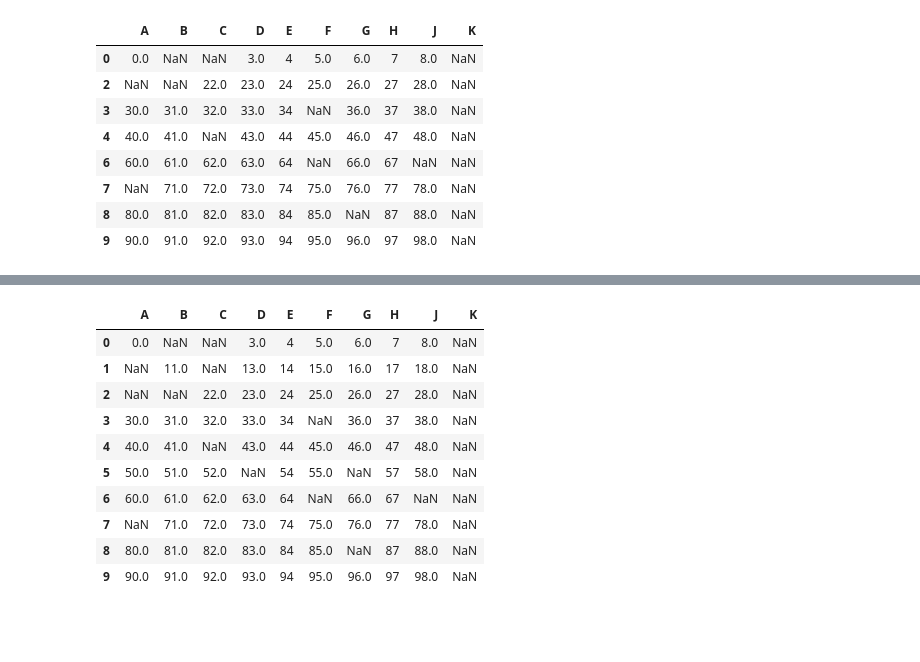
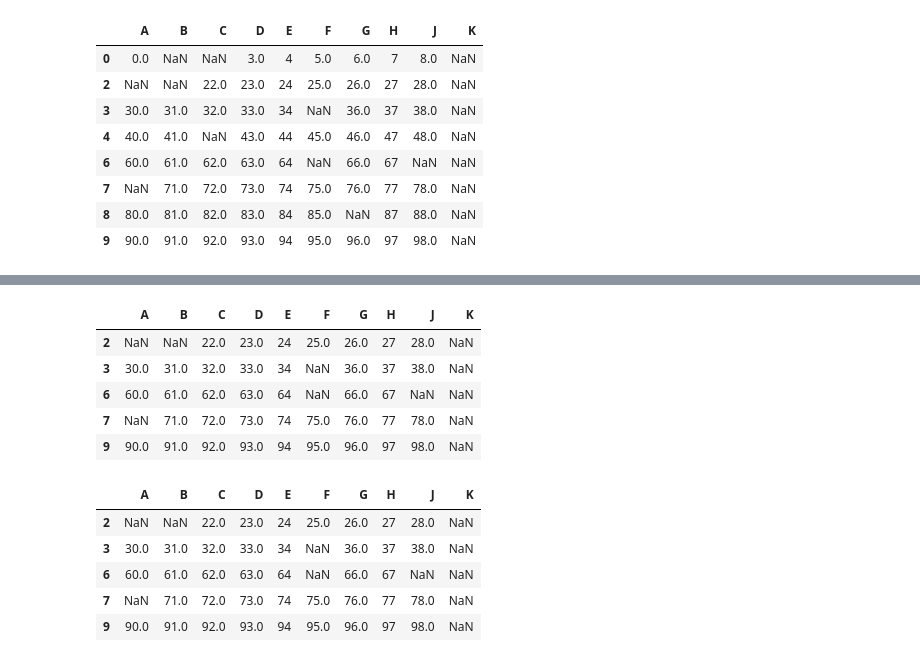
Before and after one commit to TaliyIvanov/Pandas-Numpy, a Jupyter notebook: Step_5.1 Обработка пропусков .dropna(), .isnull(), .notnull().ipynb, the cells around one changed output, grey strips where cells are left out. Drawn from its saved outputs; the diff is of its cells as text; code cells hidden in the pictures; blank space fills up the shorter version.

```diff
--- a/Step_5.1 Обработка пропусков .dropna(), .isnull(), .notnull().ipynb
+++ b/Step_5.1 Обработка пропусков .dropna(), .isnull(), .notnull().ipynb
@@ -278,20 +278,18 @@ solution(df)
 ![](https://ucarecdn.com/39f06ef8-57e7-4432-bb22-ff8db88058cc/)
 Не пользуясь функцией dropna, отфильтруйте датафрейм так чтобы остались строчки, где в ячейках C и G нет пропусков.
 # %%
+#Решение с dropna()
 import pandas as pd
 
 def solution(df):
-    df[df.isnull()]
+    df.dropna(subset = ['C','G'], inplace=True)
     return df
-# %% [output]
-|  | A | B | C | D | E | F | G | H | J | K |
-| 0 | 0.0 | NaN | NaN | 3.0 | 4 | 5.0 | 6.0 | 7 | 8.0 | NaN |
-| 1 | NaN | 11.0 | NaN | 13.0 | 14 | 15.0 | 16.0 | 17 | 18.0 | NaN |
-| 2 | NaN | NaN | 22.0 | 23.0 | 24 | 25.0 | 26.0 | 27 | 28.0 | NaN |
-| 3 | 30.0 | 31.0 | 32.0 | 33.0 | 34 | NaN | 36.0 | 37 | 38.0 | NaN |
-| 4 | 40.0 | 41.0 | NaN | 43.0 | 44 | 45.0 | 46.0 | 47 | 48.0 | NaN |
-| 5 | 50.0 | 51.0 | 52.0 | NaN | 54 | 55.0 | NaN | 57 | 58.0 | NaN |
-| 6 | 60.0 | 61.0 | 62.0 | 63.0 | 64 | NaN | 66.0 | 67 | NaN | NaN |
-| 7 | NaN | 71.0 | 72.0 | 73.0 | 74 | 75.0 | 76.0 | 77 | 78.0 | NaN |
-| 8 | 80.0 | 81.0 | 82.0 | 83.0 | 84 | 85.0 | NaN | 87 | 88.0 | NaN |
-| 9 | 90.0 | 91.0 | 92.0 | 93.0 | 94 | 95.0 | 96.0 | 97 | 98.0 | NaN |
+# %%
+solution(df)
+# %% [output]
+|  | A | B | C | D | E | F | G | H | J | K |
+| 2 | NaN | NaN | 22.0 | 23.0 | 24 | 25.0 | 26.0 | 27 | 28.0 | NaN |
+| 3 | 30.0 | 31.0 | 32.0 | 33.0 | 34 | NaN | 36.0 | 37 | 38.0 | NaN |
+| 6 | 60.0 | 61.0 | 62.0 | 63.0 | 64 | NaN | 66.0 | 67 | NaN | NaN |
+| 7 | NaN | 71.0 | 72.0 | 73.0 | 74 | 75.0 | 76.0 | 77 | 78.0 | NaN |
+| 9 | 90.0 | 91.0 | 92.0 | 93.0 | 94 | 95.0 | 96.0 | 97 | 98.0 | NaN |
@@ -297,0 +302,9 @@ def solution(df):
+# %%
+solution(df)
+# %% [output]
+|  | A | B | C | D | E | F | G | H | J | K |
+| 2 | NaN | NaN | 22.0 | 23.0 | 24 | 25.0 | 26.0 | 27 | 28.0 | NaN |
+| 3 | 30.0 | 31.0 | 32.0 | 33.0 | 34 | NaN | 36.0 | 37 | 38.0 | NaN |
+| 6 | 60.0 | 61.0 | 62.0 | 63.0 | 64 | NaN | 66.0 | 67 | NaN | NaN |
+| 7 | NaN | 71.0 | 72.0 | 73.0 | 74 | 75.0 | 76.0 | 77 | 78.0 | NaN |
+| 9 | 90.0 | 91.0 | 92.0 | 93.0 | 94 | 95.0 | 96.0 | 97 | 98.0 | NaN |
```
Also changed, not shown: parts of 1 cell of this notebook.
